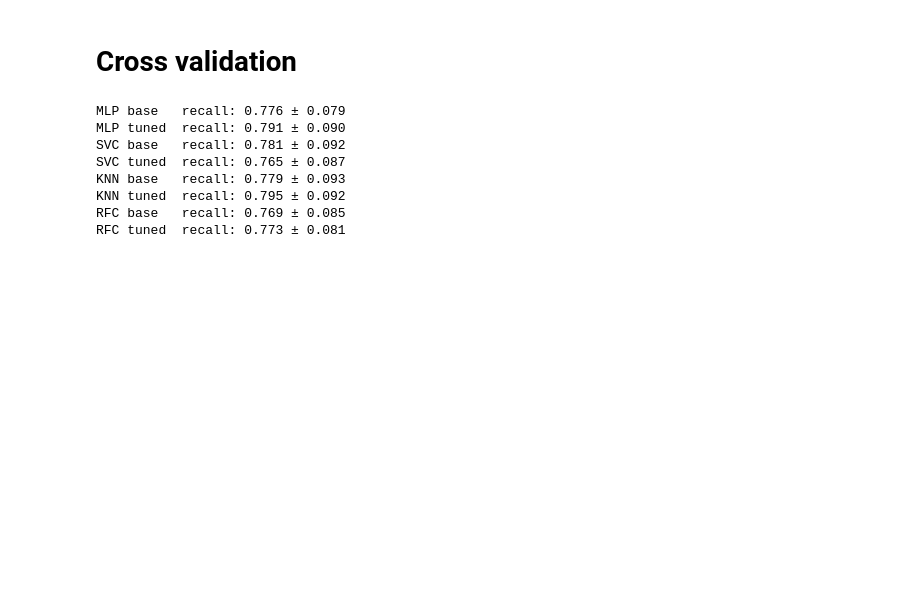
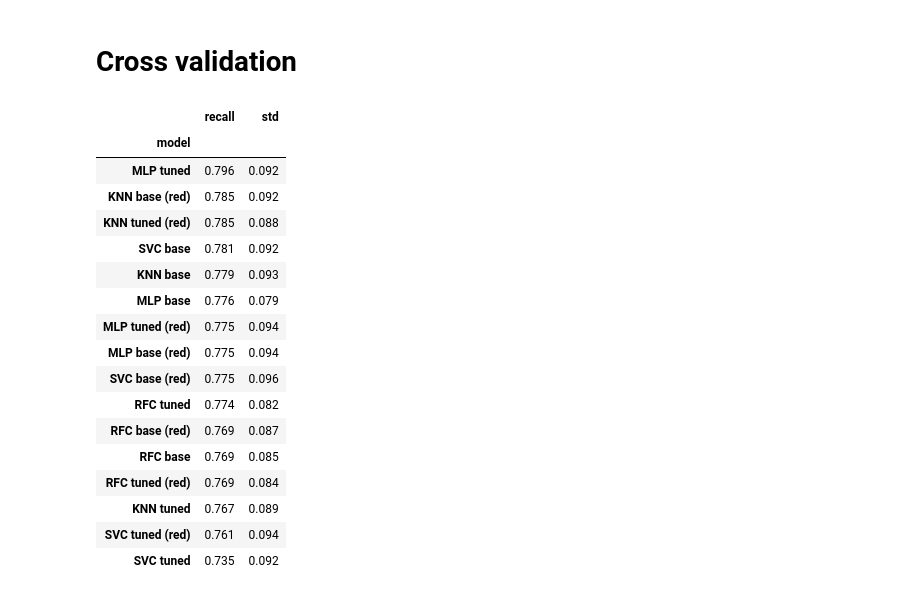
Before and after one commit to PogchampMuffin3/heart-disease-classification, a Jupyter notebook: heart_disease_classification.ipynb, the cells around one changed output. Cells and saved outputs as stored; diff of their text form; code cells hidden in the pictures; blank space fills up the shorter version.

```diff
--- a/heart_disease_classification.ipynb
+++ b/heart_disease_classification.ipynb
@@ -909,28 +902,51 @@ for name, r in {'accuracy': results_a, 'recall': results_r, 'precision': results
 # %%
 cv = RepeatedStratifiedKFold(n_splits=5, n_repeats=10, random_state=RANDOM_STATE)
 
 models = {
-    'MLP base':   make_pipeline(StandardScaler(), MLPClassifier(max_iter=2000, random_state=RANDOM_STATE)),
-    'MLP tuned':  make_pipeline(StandardScaler(), MLPClassifier(**mlp_grid.best_params_, max_iter=2000, random_state=RANDOM_STATE)),
-    'SVC base':  make_pipeline(StandardScaler(), SVC(random_state=RANDOM_STATE)),
-    'SVC tuned': make_pipeline(StandardScaler(), SVC(**svc_grid.best_params_, random_state=RANDOM_STATE)),
-    'KNN base':  make_pipeline(StandardScaler(), KNC()),
-    'KNN tuned': make_pipeline(StandardScaler(), KNC(**knn_grid.best_params_)),
-    'RFC base':  make_pipeline(StandardScaler(), RFC(random_state=RANDOM_STATE)),
-    'RFC tuned': make_pipeline(StandardScaler(), RFC(**rfc_grid.best_params_, random_state=RANDOM_STATE)),
+    'MLP base':        (make_pipeline(StandardScaler(), MLPClassifier(max_iter=2000, random_state=RANDOM_STATE)), X),
+    'MLP tuned':       (make_pipeline(StandardScaler(), MLPClassifier(**mlp_grid.best_params_, max_iter=2000, random_state=RANDOM_STATE)), X),
+    'SVC base':        (make_pipeline(StandardScaler(), SVC(random_state=RANDOM_STATE)), X),
+    'SVC tuned':       (make_pipeline(StandardScaler(), SVC(**svc_grid.best_params_, random_state=RANDOM_STATE)), X),
+    'KNN base':        (make_pipeline(StandardScaler(), KNC()), X),
+    'KNN tuned':       (make_pipeline(StandardScaler(), KNC(**knn_grid.best_params_)), X),
+    'RFC base':        (make_pipeline(StandardScaler(), RFC(random_state=RANDOM_STATE)), X),
+    'RFC tuned':       (make_pipeline(StandardScaler(), RFC(**rfc_grid.best_params_, random_state=RANDOM_STATE)), X),
+    'MLP base (red)':  (make_pipeline(StandardScaler(), MLPClassifier(max_iter=2000, random_state=RANDOM_STATE)), X_red),
+    'MLP tuned (red)': (make_pipeline(StandardScaler(), MLPClassifier(**mlp_grid_red.best_params_, max_iter=2000, random_state=RANDOM_STATE)), X_red),
+    'SVC base (red)':  (make_pipeline(StandardScaler(), SVC(random_state=RANDOM_STATE)), X_red),
+    'SVC tuned (red)': (make_pipeline(StandardScaler(), SVC(**svc_grid_red.best_params_, random_state=RANDOM_STATE)), X_red),
+    'KNN base (red)':  (make_pipeline(StandardScaler(), KNC()), X_red),
+    'KNN tuned (red)': (make_pipeline(StandardScaler(), KNC(**knn_grid_red.best_params_)), X_red),
+    'RFC base (red)':  (make_pipeline(StandardScaler(), RFC(random_state=RANDOM_STATE)), X_red),
+    'RFC tuned (red)': (make_pipeline(StandardScaler(), RFC(**rfc_grid_red.best_params_, random_state=RANDOM_STATE)), X_red),
 }
-for name, model in models.items():
-    scores = cross_val_score(model, X, y, cv=cv, scoring='recall')
-    print(f'{name:10s} recall: {scores.mean():.3f} ± {scores.std():.3f}')
+
+rows = []
+for name, (model, Xset) in models.items():
+    scores = cross_val_score(model, Xset, y, cv=cv, scoring='recall')
+    rows.append({'model': name, 'recall': scores.mean(), 'std': scores.std()})
+
+cv_df = pd.DataFrame(rows).set_index('model').sort_values('recall', ascending=False)
+display(cv_df.round(3))
 # %% [output]
-MLP base   recall: 0.776 ± 0.079
-MLP tuned  recall: 0.791 ± 0.090
-SVC base   recall: 0.781 ± 0.092
-SVC tuned  recall: 0.765 ± 0.087
-KNN base   recall: 0.779 ± 0.093
-KNN tuned  recall: 0.795 ± 0.092
-RFC base   recall: 0.769 ± 0.085
-RFC tuned  recall: 0.773 ± 0.081
+|  | recall | std |
+| model |  |  |
+| MLP tuned | 0.796 | 0.092 |
+| KNN base (red) | 0.785 | 0.092 |
+| KNN tuned (red) | 0.785 | 0.088 |
+| SVC base | 0.781 | 0.092 |
+| KNN base | 0.779 | 0.093 |
+| MLP base | 0.776 | 0.079 |
+| MLP tuned (red) | 0.775 | 0.094 |
+| MLP base (red) | 0.775 | 0.094 |
+| SVC base (red) | 0.775 | 0.096 |
+| RFC tuned | 0.774 | 0.082 |
+| RFC base (red) | 0.769 | 0.087 |
+| RFC base | 0.769 | 0.085 |
+| RFC tuned (red) | 0.769 | 0.084 |
+| KNN tuned | 0.767 | 0.089 |
+| SVC tuned (red) | 0.761 | 0.094 |
+| SVC tuned | 0.735 | 0.092 |
 # %%
 def summary_table(sort_by='recall'):
     table = pd.DataFrame({'accuracy': results_a, 'recall': results_r, 'precision': results_p})
```
Also changed, not shown: parts of 17 cells of this notebook.
